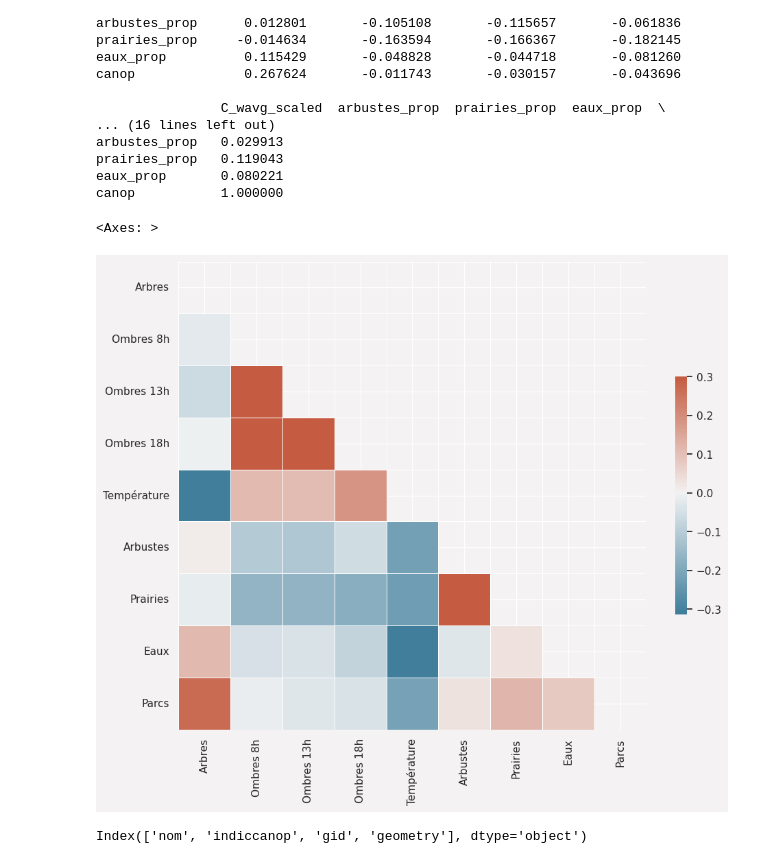
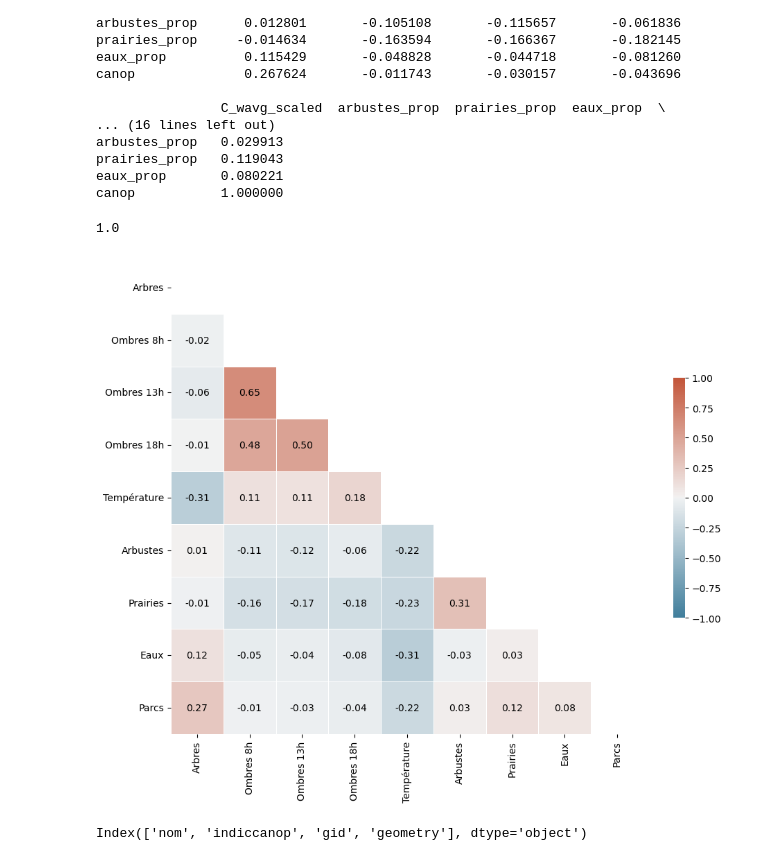
Before and after one commit to datagora-erasme/itineraire_fraicheur, a Jupyter notebook: backend/score_calculation_it/plot.ipynb, the cells around one changed output. Saved outputs shown, nothing was run; the diff lists cells and outputs as text; code cells hidden in the pictures.

```diff
--- a/backend/score_calculation_it/plot.ipynb
+++ b/backend/score_calculation_it/plot.ipynb
@@ -288,22 +301,33 @@ new_row_names = [
 
 # Utilisez la méthode rename() avec l'argument index pour renommer les lignes
 corr_all_prop = corr_all_prop.rename(index=dict(zip(old_row_names, new_row_names)))
+# %%
+print(corr_all_prop.iloc[1,1])
+# %% [output]
+1.0
 # %%
 # Generate a mask for the upper triangle
 mask = np.triu(np.ones_like(corr_all_prop, dtype=bool))
 
 # Set up the matplotlib figure
 f, ax = plt.subplots(figsize=(11, 9))
 
 # Generate a custom diverging colormap
 cmap = sns.diverging_palette(230, 20, as_cmap=True)
 
 # Draw the heatmap with the mask and correct aspect ratio
-sns.heatmap(corr_all_prop, mask=mask, cmap=cmap, vmax=.3, center=0,
+heatmap = sns.heatmap(corr_all_prop, mask=mask, cmap=cmap, vmax=1, vmin=-1, center=0,
             square=True, linewidths=.5, cbar_kws={"shrink": .5})
+
+for i in range(corr_all_prop.shape[0]):
+    for j in range(corr_all_prop.shape[1]):
+        if j < i:
+            value = "{:.2f}".format(corr_all_prop.iloc[i, j])
+            heatmap.text(j + 0.5, i + 0.5, value, ha='center', va='center')
+
+plt.show()
 # %% [output]
-<Axes: >
-[figure, old version]
+[figure, new version]
 # %%
 parcs_canop = gpd.read_file("./input_data/parcs/parcs_canop.gpkg")
 
```
Also changed, not shown: parts of 12 cells of this notebook, 5 other files.
